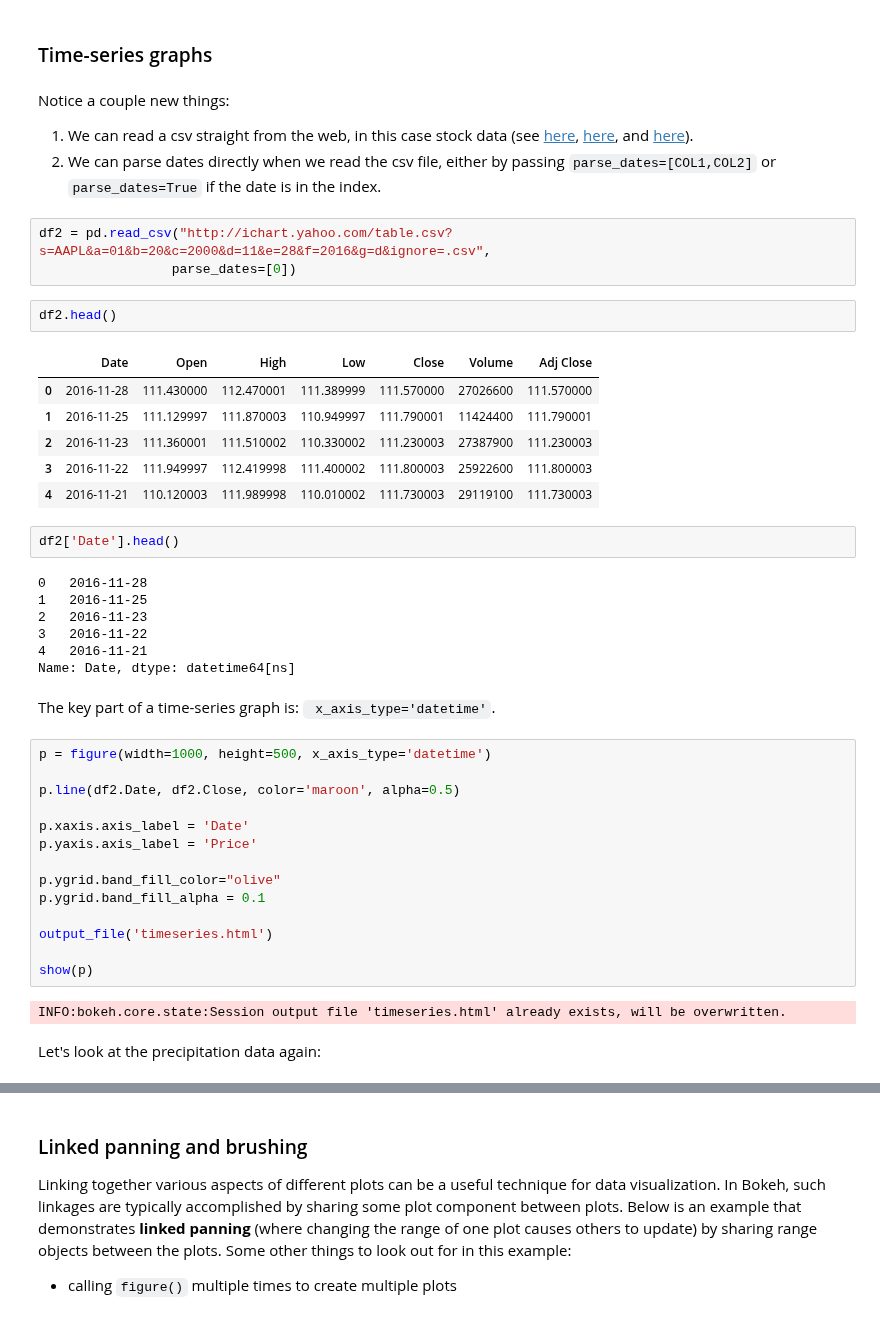
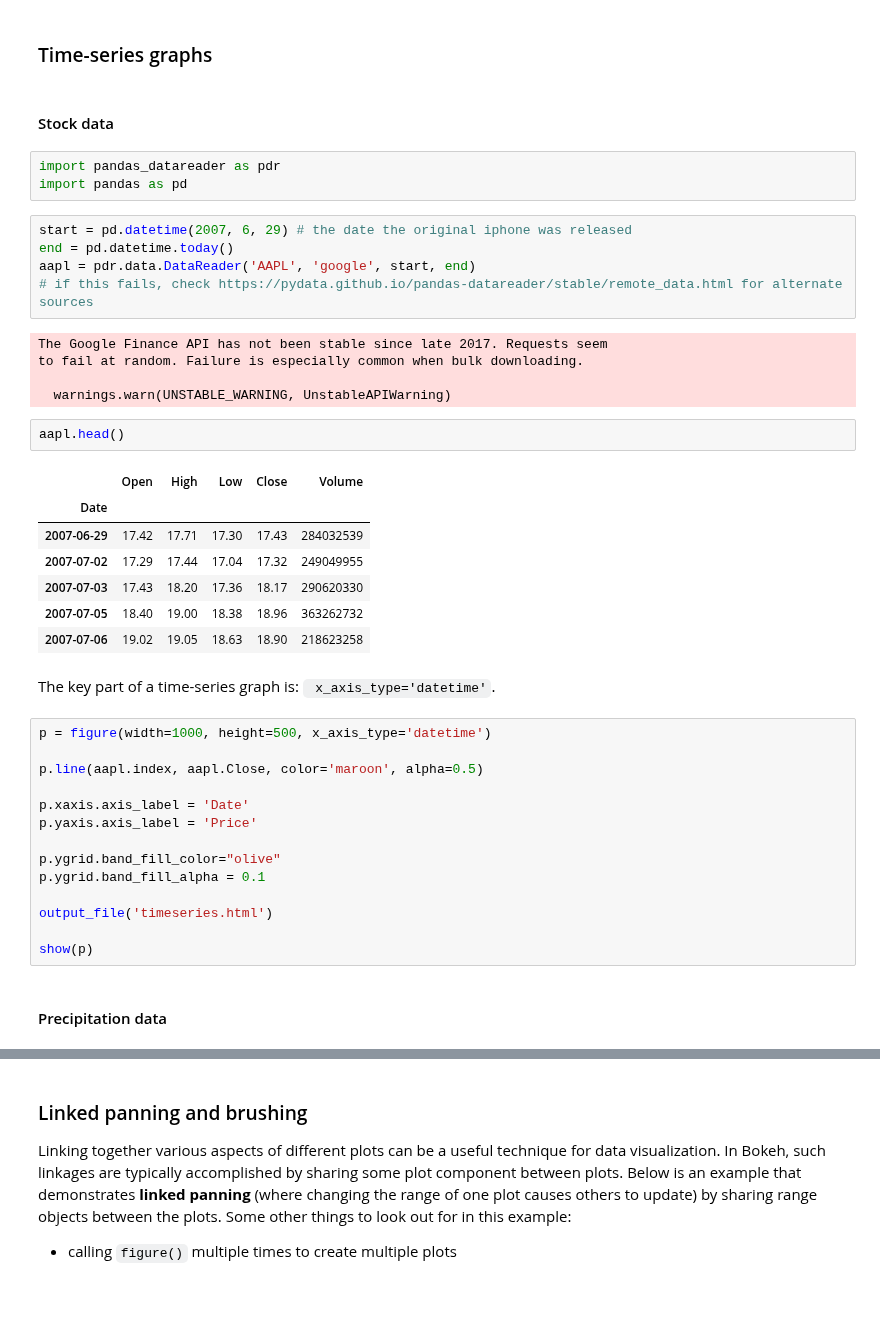
Before and after one commit to cuttlefishh/python-for-data-analysis, a Jupyter notebook: lessons/lesson18.ipynb, the cells around one changed output, grey strips where cells are left out. Cells and saved outputs as stored; diff of their text form.

```diff
--- a/lessons/lesson18.ipynb
+++ b/lessons/lesson18.ipynb
@@ -161,37 +113,36 @@ INFO:bokeh.core.state:Session output file 'scatter_tools.html' already exists, w
 # %% [markdown]
 ### Time-series graphs
-# %% [markdown]
-Notice a couple new things:
-
-1. We can read a csv straight from the web, in this case stock data (see [here](https://greenido.wordpress.com/2009/12/22/work-like-a-pro-with-yahoo-finance-hidden-api/), [here](https://support.klipfolio.com/hc/en-us/articles/215546368-Use-Yahoo-Finance-as-a-data-source-), and [here](http://community.jaspersoft.com/wiki/building-custom-datasource-yahoo-finance-data)).
-2. We can parse dates directly when we read the csv file, either by passing `parse_dates=[COL1,COL2]` or `parse_dates=True` if the date is in the index.
-# %%
-df2 = pd.read_csv("http://ichart.yahoo.com/table.csv?s=AAPL&a=01&b=20&c=2000&d=11&e=28&f=2016&g=d&ignore=.csv",
-                 parse_dates=[0])
+# %% [markdown]
+#### Stock data
+# %%
+import pandas_datareader as pdr
+import pandas as pd
+# %%
+start = pd.datetime(2007, 6, 29) # the date the original iphone was released
+end = pd.datetime.today()
+aapl = pdr.data.DataReader('AAPL', 'google', start, end)
+# if this fails, check https://pydata.github.io/pandas-datareader/stable/remote_data.html for alternate sources
+# %% [output]
+The Google Finance API has not been stable since late 2017. Requests seem
+to fail at random. Failure is especially common when bulk downloading.
+
+  warnings.warn(UNSTABLE_WARNING, UnstableAPIWarning)
 # %%
-df2.head()
+aapl.head()
 # %% [output]
-|  | Date | Open | High | Low | Close | Volume | Adj Close |
-| 0 | 2016-11-28 | 111.430000 | 112.470001 | 111.389999 | 111.570000 | 27026600 | 111.570000 |
-| 1 | 2016-11-25 | 111.129997 | 111.870003 | 110.949997 | 111.790001 | 11424400 | 111.790001 |
-| 2 | 2016-11-23 | 111.360001 | 111.510002 | 110.330002 | 111.230003 | 27387900 | 111.230003 |
-| 3 | 2016-11-22 | 111.949997 | 112.419998 | 111.400002 | 111.800003 | 25922600 | 111.800003 |
-| 4 | 2016-11-21 | 110.120003 | 111.989998 | 110.010002 | 111.730003 | 29119100 | 111.730003 |
+|  | Open | High | Low | Close | Volume |
+| Date |  |  |  |  |  |
+| 2007-06-29 | 17.42 | 17.71 | 17.30 | 17.43 | 284032539 |
+| 2007-07-02 | 17.29 | 17.44 | 17.04 | 17.32 | 249049955 |
+| 2007-07-03 | 17.43 | 18.20 | 17.36 | 18.17 | 290620330 |
+| 2007-07-05 | 18.40 | 19.00 | 18.38 | 18.96 | 363262732 |
+| 2007-07-06 | 19.02 | 19.05 | 18.63 | 18.90 | 218623258 |
-# %%
-df2['Date'].head()
-# %% [output]
-0   2016-11-28
-1   2016-11-25
-2   2016-11-23
-3   2016-11-22
-4   2016-11-21
-Name: Date, dtype: datetime64[ns]
 # %% [markdown]
 The key part of a time-series graph is: ` x_axis_type='datetime'`.
 # %%
 p = figure(width=1000, height=500, x_axis_type='datetime')
 
-p.line(df2.Date, df2.Close, color='maroon', alpha=0.5)
+p.line(aapl.index, aapl.Close, color='maroon', alpha=0.5)
 
 p.xaxis.axis_label = 'Date'
 p.yaxis.axis_label = 'Price'
@@ -202,7 +153,5 @@ p.ygrid.band_fill_alpha = 0.1
 output_file('timeseries.html')
 
 show(p)
-# %% [output]
-INFO:bokeh.core.state:Session output file 'timeseries.html' already exists, will be overwritten.
-# %% [markdown]
-Let's look at the precipitation data again:
+# %% [markdown]
+#### Precipitation data
```
Also changed, not shown: parts of 45 cells of this notebook, 1 other file.
